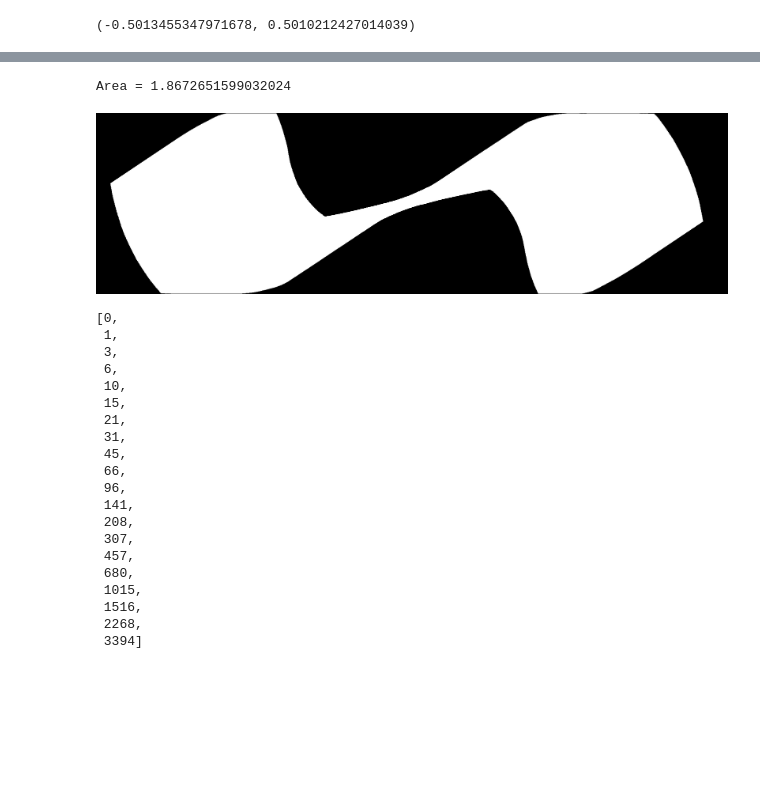
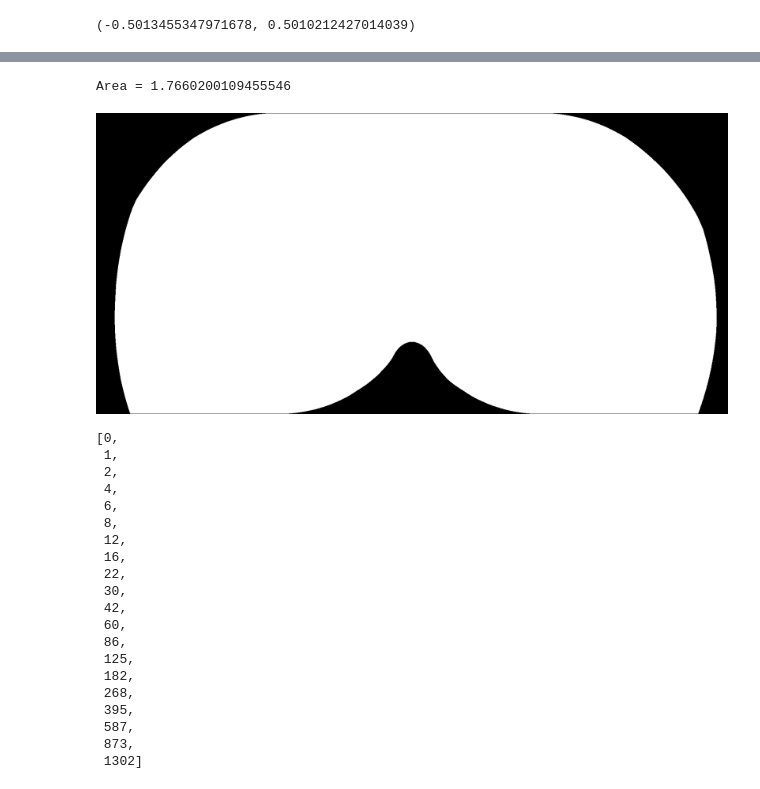
Before and after one commit to ShengzhiWu/moving-sofa-problem, a Jupyter notebook: src/制作动画.ipynb, the cells around one changed output, grey strips where cells are left out. Drawn from its saved outputs; the diff is of its cells as text; code cells hidden in the pictures; blank space fills up the shorter version.

```diff
--- a/src/制作动画.ipynb
+++ b/src/制作动画.ipynb
@@ -10,7 +10,8 @@ from PIL import Image
 ti.init(arch=ti.gpu)
 
 # xs, ys, rotations = np.load('../trajectory/双拐角_offset2.0/sofa_488.npy')
-xs, ys, rotations = np.load('../trajectory/双拐角_offset1/sofa_3394.npy')
+# xs, ys, rotations = np.load('../trajectory/双拐角_offset1/sofa_3394.npy')
+xs, ys, rotations = np.load('../trajectory/180°拐角/sofa_1302.npy')
 
 # 数据点
 plt.plot(xs, 'o', markersize=2)
@@ -39,9 +39,13 @@ def key_function(xs, ys, rotations):  # 要求这个函数单调递增来重新
     # keys = xs - ys - rotations * 0.5
     # keys = xs - ys
     # return xs - ys - (ys + 0.5) * rotations * 0.3  # 适配双拐角沙发（offset = 2）
-    return xs - ys - (ys + 0) * rotations * 0.4  # 适配双拐角沙发（offset = 1）
+    # return xs - ys - (ys + 0) * rotations * 0.4  # 适配双拐角沙发（offset = 1）
+    return -rotations * 1 - ys * 1 + np.sign(np.pi / 2 + rotations + ys) * (xs - 0.5) * 1
 
 keys = key_function(xs, ys, rotations)
+plt.plot(keys, 'o', markersize=2)
+plt.show()
+
 xs_monotonic, ys_monotonic, rotations_monotonic = monotonicly_interpolate(
     keys,
     np.array([xs, ys, rotations]).T,
@@ -58,19 +63,26 @@ plt.plot(rotations_monotonic)
 # %%
 offset = 1
 
+# @ti.func
+# def is_forbidden(x, y):  # 指定哪里是墙（双拐角）
+#     return y < -offset or y > 1 or (x < 0.0 and y < 0.0) or (x > 1.0 and y > -offset + 1.0)
+
 @ti.func
-def is_forbidden(x, y):  # 指定哪里是墙。双拐角
-    return y < -offset or y > 1 or (x < 0.0 and y < 0.0) or (x > 1.0 and y > -offset + 1.0)
+def is_forbidden(x1, y1, x2, y2):  # 指定哪里是墙（180°拐角）
+    return y2 < -1 or y2 > 1 or x2 > 1 or (x2 < 0 and y1 * y2 < 0)  # 括号里的内容制定了无穷薄但不能穿过的墙
 
 # sofa, survive_mask = get_sofa(is_forbidden, xs, ys, rotations, resolution=2000, trajectory_upsampling=101, return_hitting_time=True)
-sofa, survive_mask = get_sofa(is_forbidden, xs_monotonic, ys_monotonic, rotations_monotonic, resolution=2000, trajectory_upsampling=1, return_hitting_time=True)
+sofa, survive_mask = get_sofa(
+    is_forbidden, xs_monotonic, ys_monotonic, rotations_monotonic, resolution=2000,
+    sofa_w=2.1, sofa_h=1,
+    trajectory_upsampling=1, return_hitting_time=True)
 print(f'Area = {np.sum(sofa) / min(*sofa.shape) ** 2}')
 
 image = Image.fromarray(np.array(sofa.T[::-1] * 255, dtype=np.uint8))
 image
 # %% [output]
-Area = 1.8672651599032024
+Area = 1.7660200109455546
-[figure, old version]
+[figure, new version]
 # %%
 # # 渲染单个沙发经过拐角的动画
 
@@ -135,31 +147,35 @@ Area = 1.8672651599032024
 #     return int(14.45 * (1.21 ** i - 1) - 2 * i)
 
 # 适配双拐角沙发（offset = 1）
+# def id_function(i):
+#     return int(1.5235 * (1.5 ** i - 1) - -1 * i)
+
+# 适配180°拐角沙发
 def id_function(i):
-    return int(1.5235 * (1.5 ** i - 1) - -1 * i)
+    return int(0.5792 * (1.5 ** i - 1) - -1 * i)
 
 [id_function(i) for i in range(20)]
 # %% [output]
 [0,
  1,
- 3,
+ 2,
+ 4,
  6,
- 10,
- 15,
- 21,
- 31,
- 45,
- 66,
- 96,
- 141,
- 208,
- 307,
- 457,
- 680,
- 1015,
- 1516,
- 2268,
- 3394]
+ 8,
+ 12,
+ 16,
+ 22,
+ 30,
+ 42,
+ 60,
+ 86,
+ 125,
+ 182,
+ 268,
+ 395,
+ 587,
+ 873,
+ 1302]
 # %%
 plt.plot([id_function(i) for i in range(20)])
 # %% [output]
```
Also changed, not shown: parts of 5 cells of this notebook, 2 other files.
